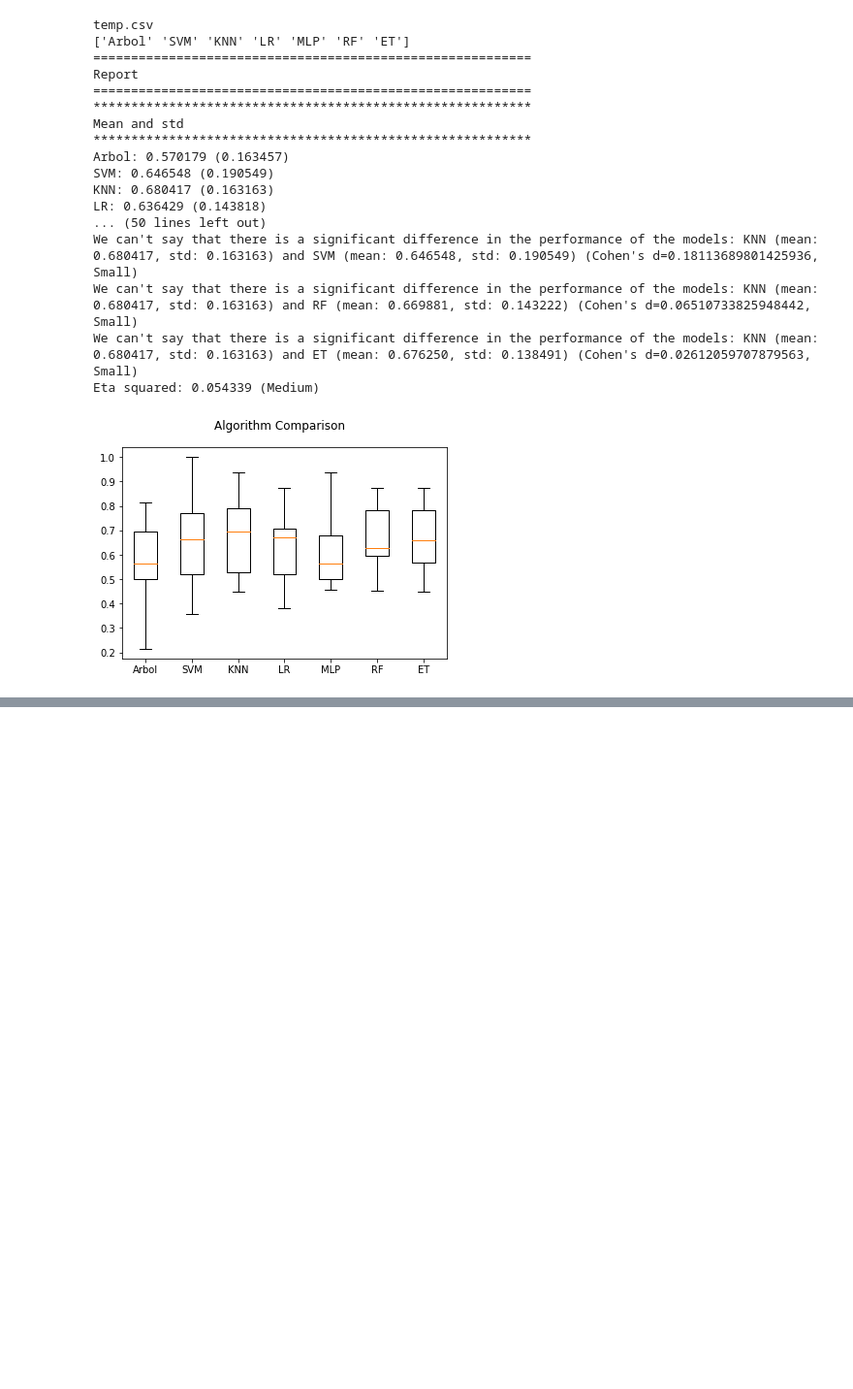
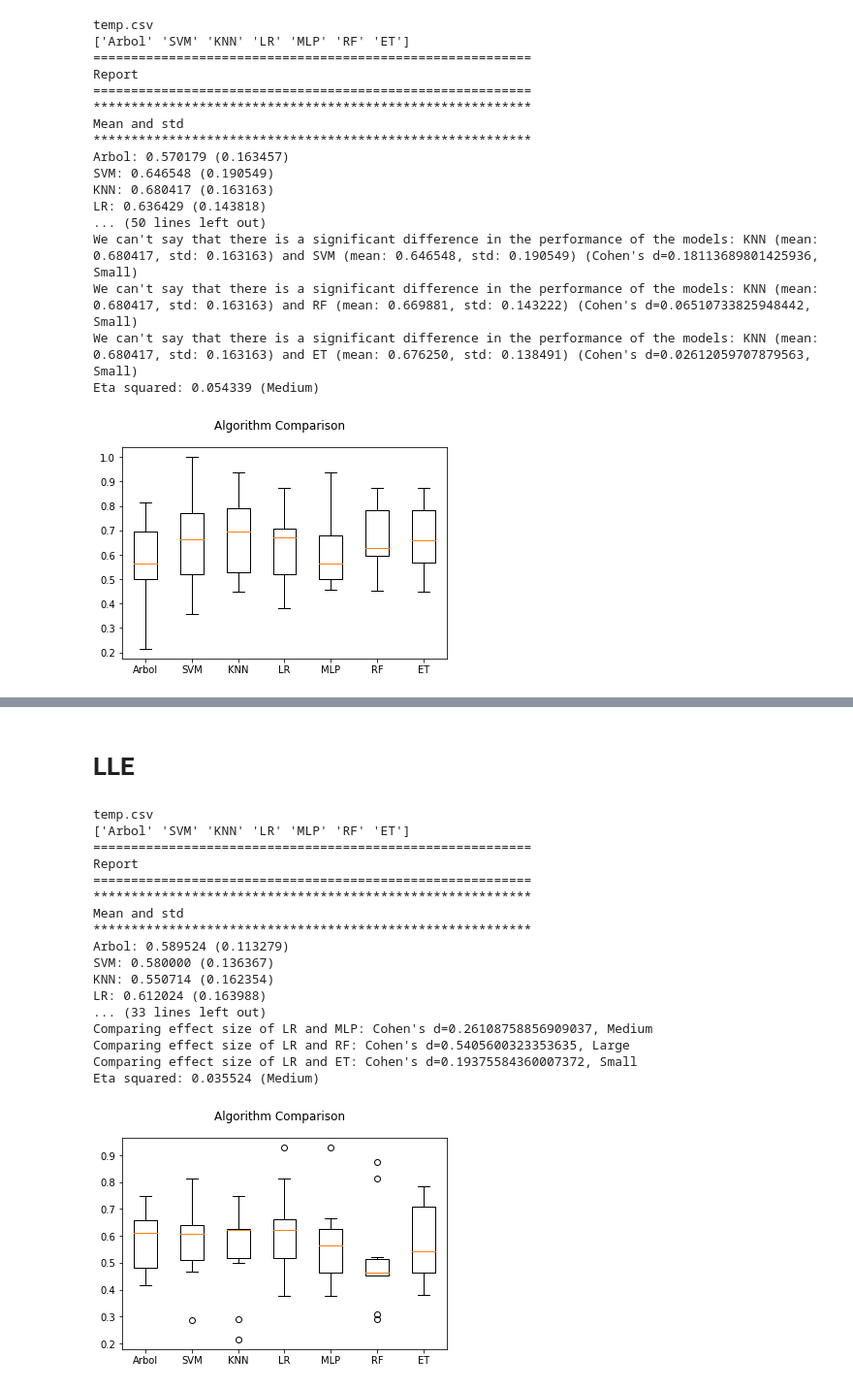
Before and after one commit to joheras/schz, a Jupyter notebook: CompareMethods-combined.ipynb, the cells around one changed output, grey strips where cells are left out. Shown: that part at 97% size. Saved outputs shown, nothing was run; the diff lists cells and outputs as text; code cells hidden in the pictures; blank space fills up the shorter version.

```diff
--- a/CompareMethods-combined.ipynb
+++ b/CompareMethods-combined.ipynb
@@ -331,0 +382,25 @@ Eta squared: 0.054339 (Medium)
+# %% [markdown]
+# LLE
+# %%
+clf = manifold.LocallyLinearEmbedding(10, n_components=2,method='standard')
+X_lle2 = clf.fit_transform(X)
+compare_methods(X_lle2,Y,listAlgorithms,listParams,listNames,metric='auroc')
+# %% [output]
+temp.csv
+['Arbol' 'SVM' 'KNN' 'LR' 'MLP' 'RF' 'ET']
+==========================================================
+Report
+==========================================================
+**********************************************************
+Mean and std
+**********************************************************
+Arbol: 0.589524 (0.113279)
+SVM: 0.580000 (0.136367)
+KNN: 0.550714 (0.162354)
+LR: 0.612024 (0.163988)
+... (33 lines left out)
+Comparing effect size of LR and MLP: Cohen's d=0.26108758856909037, Medium
+Comparing effect size of LR and RF: Cohen's d=0.5405600323353635, Large
+Comparing effect size of LR and ET: Cohen's d=0.19375584360007372, Small
+Eta squared: 0.035524 (Medium)
+[figure, added]
```
Also changed, not shown: parts of 9 cells of this notebook, 5 other files.
